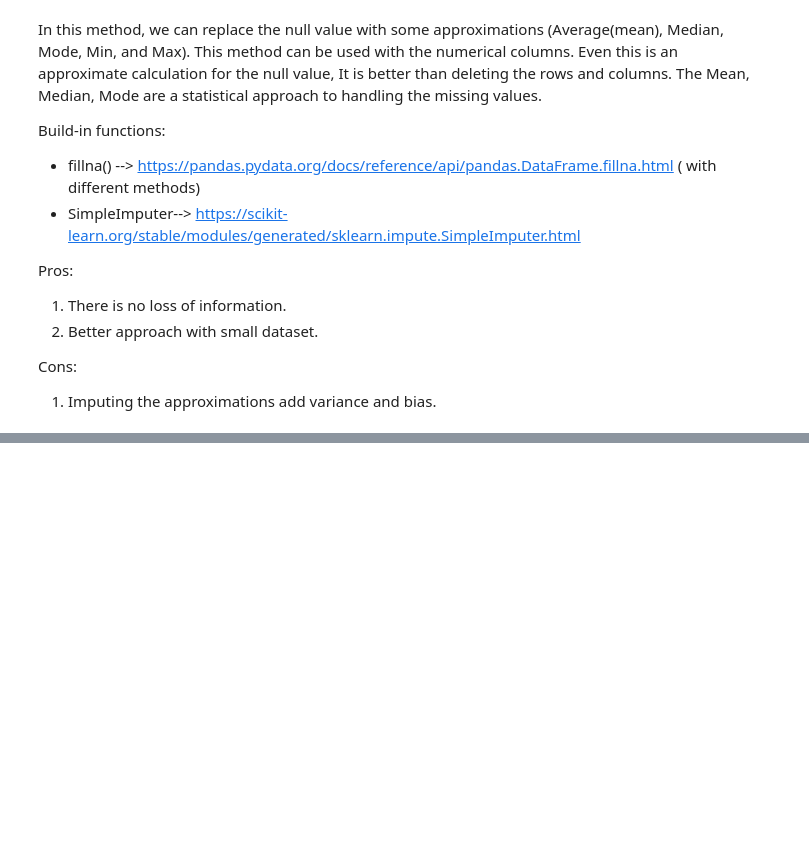
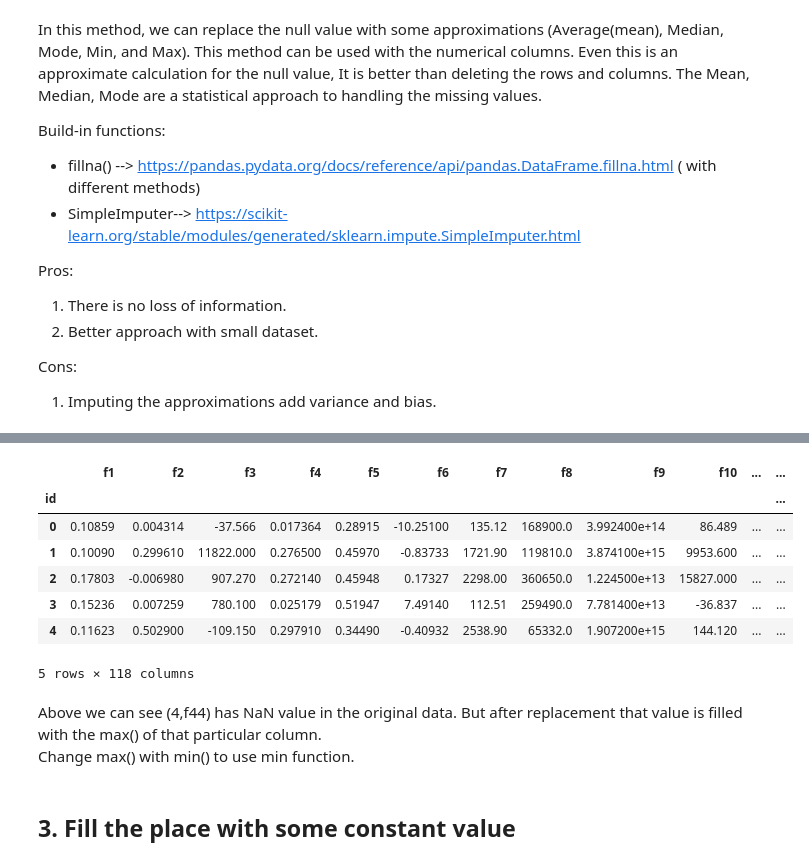
Before and after one commit to pavi-ninjaac/Kaggle, a Jupyter notebook: September-Tabular-Series-2021/methods-to-handle-missing-value.ipynb, the cells around one changed output, grey strips where cells are left out. Cells and saved outputs as stored; diff of their text form; code cells hidden in the pictures; blank space fills up the shorter version.

```diff
--- a/September-Tabular-Series-2021/methods-to-handle-missing-value.ipynb
+++ b/September-Tabular-Series-2021/methods-to-handle-missing-value.ipynb
@@ -181,0 +193,21 @@ data_after = pd.DataFrame(imputer.fit_transform(data_before))
+# %%
+# Example to replace with max in that column.
+data_max = data.copy()
+for f in data.columns.tolist():
+    data_max[f] = data_max[f].replace(np.NaN, data[f].max())
+data_max.head(5)
+# %% [output]
+|  | f1 | f2 | f3 | f4 | f5 | f6 | f7 | f8 | f9 | f10 | ... | ... |
+| id |  |  |  |  |  |  |  |  |  |  |  | ... |
+| 0 | 0.10859 | 0.004314 | -37.566 | 0.017364 | 0.28915 | -10.25100 | 135.12 | 168900.0 | 3.992400e+14 | 86.489 | ... | ... |
+| 1 | 0.10090 | 0.299610 | 11822.000 | 0.276500 | 0.45970 | -0.83733 | 1721.90 | 119810.0 | 3.874100e+15 | 9953.600 | ... | ... |
+| 2 | 0.17803 | -0.006980 | 907.270 | 0.272140 | 0.45948 | 0.17327 | 2298.00 | 360650.0 | 1.224500e+13 | 15827.000 | ... | ... |
+| 3 | 0.15236 | 0.007259 | 780.100 | 0.025179 | 0.51947 | 7.49140 | 112.51 | 259490.0 | 7.781400e+13 | -36.837 | ... | ... |
+| 4 | 0.11623 | 0.502900 | -109.150 | 0.297910 | 0.34490 | -0.40932 | 2538.90 | 65332.0 | 1.907200e+15 | 144.120 | ... | ... |
+5 rows × 118 columns
+# %% [markdown]
+Above we can see (4,f44) has NaN value in the original data. But after replacement that value is filled with the max() of that particular column.<br>
+Change max() with min() to use min function.
+# %% [markdown]
+<a id="section-constant"></a>
+## 3. Fill the place with some constant value
```
Also changed, not shown: parts of 28 cells of this notebook.
